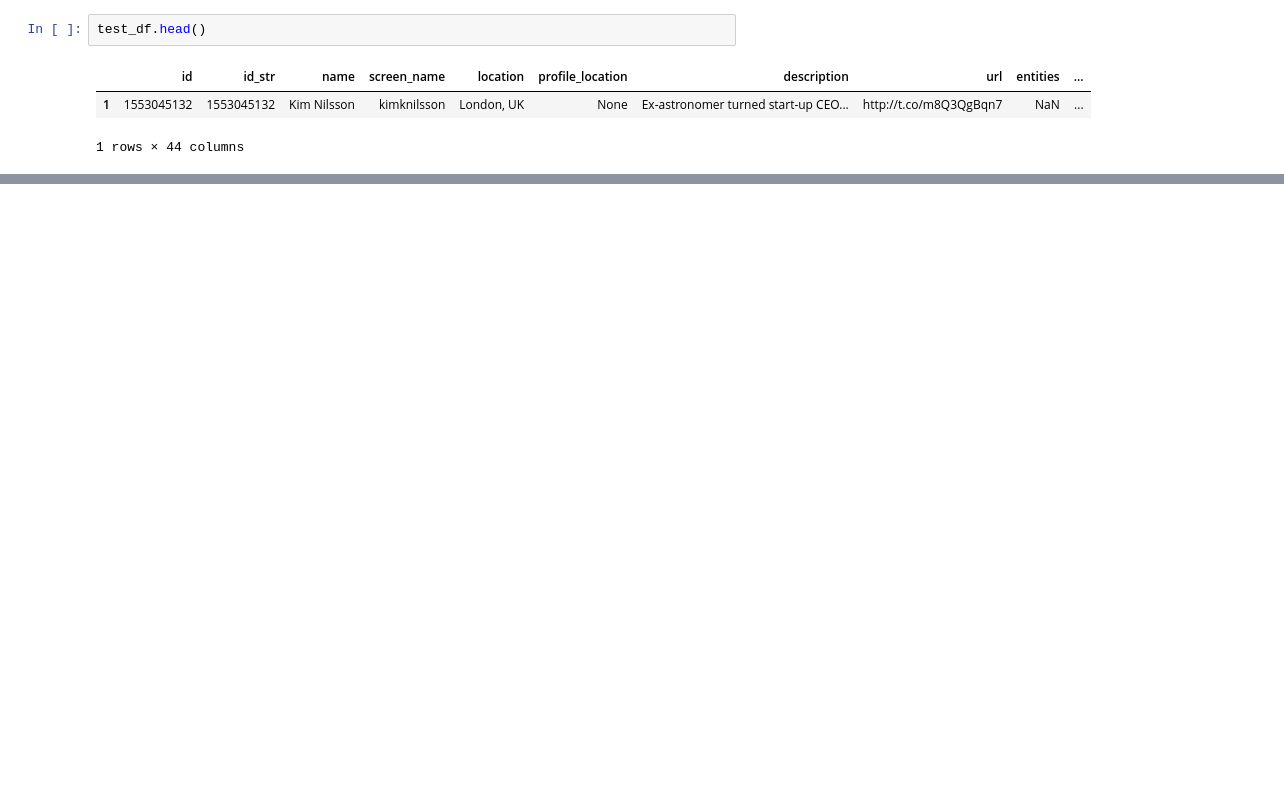
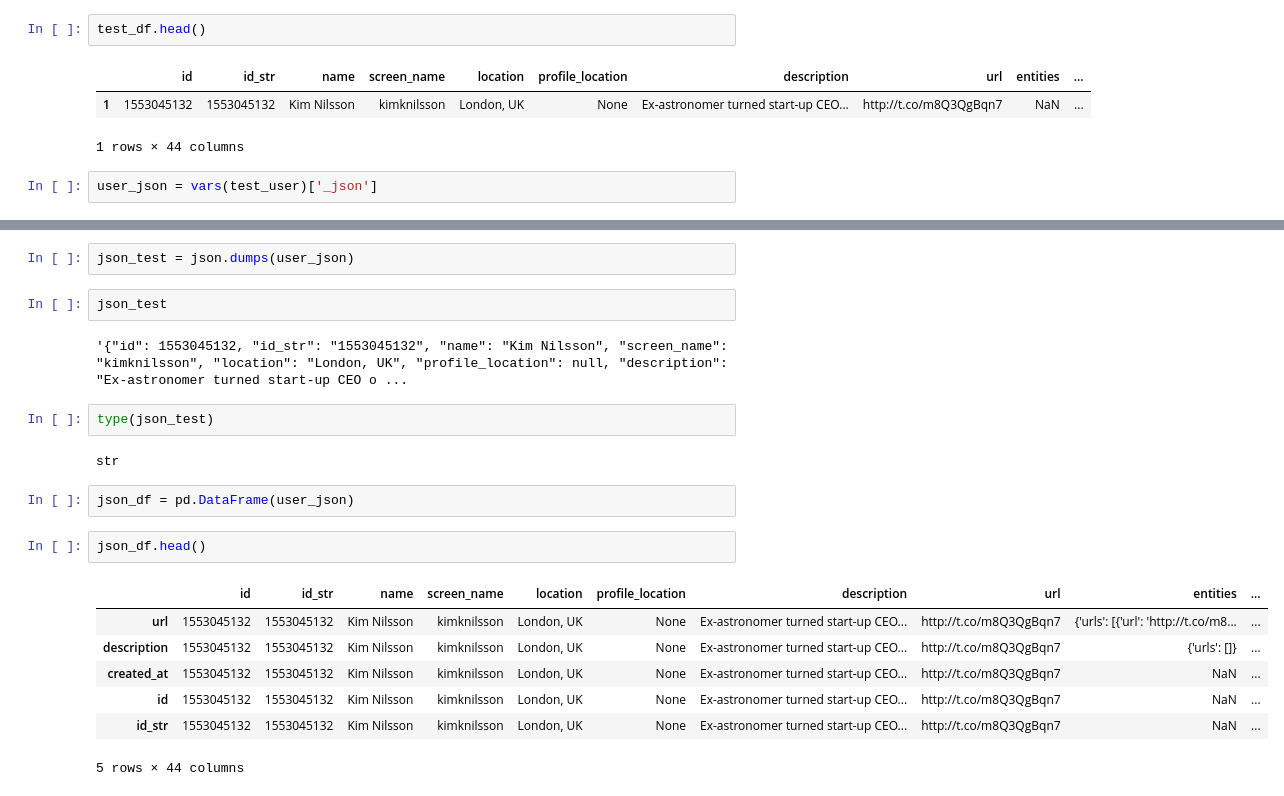
Before and after one commit to cosmohawk/summer_project_2020, a Jupyter notebook: notebooks/pulling_twitter_user_info.ipynb, the cells around one changed output, grey strips where cells are left out. Cells and saved outputs as stored; diff of their text form; blank space fills up the shorter version.

```diff
--- a/notebooks/pulling_twitter_user_info.ipynb
+++ b/notebooks/pulling_twitter_user_info.ipynb
@@ -177,3 +195,5 @@ test_df.head()
 |  | id | id_str | name | screen_name | location | profile_location | description | url | entities | ... |
 | 1 | 1553045132 | 1553045132 | Kim Nilsson | kimknilsson | London, UK | None | Ex-astronomer turned start-up CEO... | http://t.co/m8Q3QgBqn7 | NaN | ... |
 1 rows × 44 columns
+# %%
+user_json = vars(test_user)['_json']
@@ -179,0 +220,22 @@ test_df.head()
+# %%
+json_test = json.dumps(user_json)
+# %%
+json_test
+# %% [output]
+'{"id": 1553045132, "id_str": "1553045132", "name": "Kim Nilsson", "screen_name": "kimknilsson", "location": "London, UK", "profile_location": null, "description": "Ex-astronomer turned start-up CEO o ...
+# %%
+type(json_test)
+# %% [output]
+str
+# %%
+json_df = pd.DataFrame(user_json)
+# %%
+json_df.head()
+# %% [output]
+|  | id | id_str | name | screen_name | location | profile_location | description | url | entities | ... |
+| url | 1553045132 | 1553045132 | Kim Nilsson | kimknilsson | London, UK | None | Ex-astronomer turned start-up CEO... | http://t.co/m8Q3QgBqn7 | {'urls': [{'url': 'http://t.co/m8... | ... |
+| description | 1553045132 | 1553045132 | Kim Nilsson | kimknilsson | London, UK | None | Ex-astronomer turned start-up CEO... | http://t.co/m8Q3QgBqn7 | {'urls': []} | ... |
+| created_at | 1553045132 | 1553045132 | Kim Nilsson | kimknilsson | London, UK | None | Ex-astronomer turned start-up CEO... | http://t.co/m8Q3QgBqn7 | NaN | ... |
+| id | 1553045132 | 1553045132 | Kim Nilsson | kimknilsson | London, UK | None | Ex-astronomer turned start-up CEO... | http://t.co/m8Q3QgBqn7 | NaN | ... |
+| id_str | 1553045132 | 1553045132 | Kim Nilsson | kimknilsson | London, UK | None | Ex-astronomer turned start-up CEO... | http://t.co/m8Q3QgBqn7 | NaN | ... |
+5 rows × 44 columns
```
Also changed, not shown: parts of 14 cells of this notebook.
